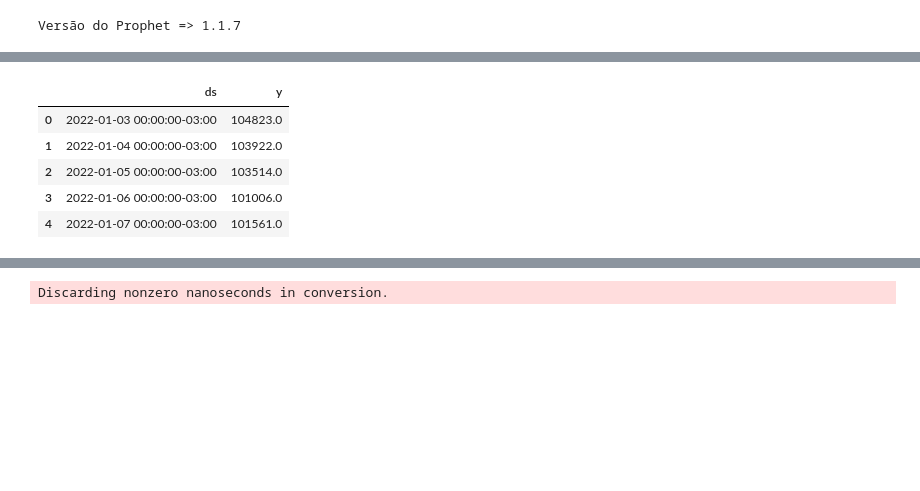
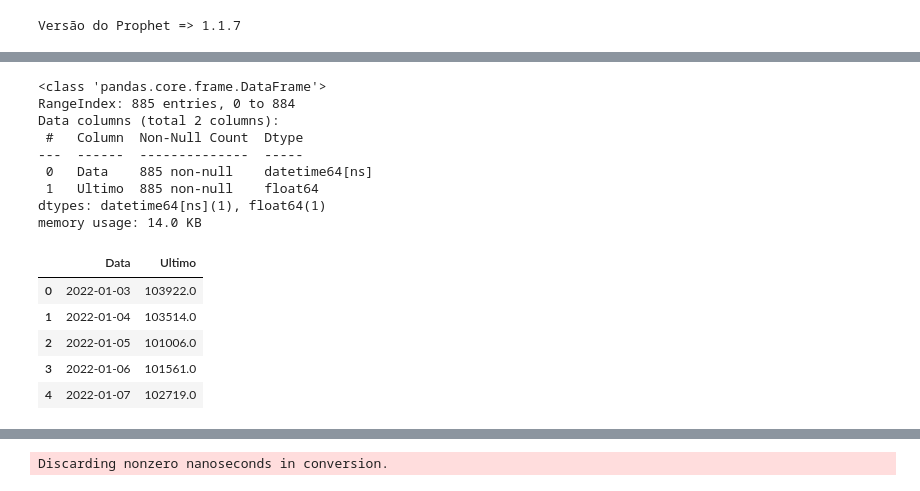
Before and after one commit to paulopetrillo/FIAP_TECH_CHALENGE_01, a Jupyter notebook: TECH_CHALENGE_01.ipynb, the cells around one changed output, grey strips where cells are left out. Cells and saved outputs as stored; diff of their text form; code cells hidden in the pictures; blank space fills up the shorter version.

```diff
--- a/TECH_CHALENGE_01.ipynb
+++ b/TECH_CHALENGE_01.ipynb
@@ -492,6 +488,9 @@ print('Versão do Prophet => %s' % prophet.__version__ )
 # %% [output]
 Versão do Prophet => 1.1.7
 # %%
+# copia os dados do Dataframe "dados" para usar com a biblioteca prophet.
+df_dados_prophet = dados.copy().drop(labels=['Data'], axis=1)
+
 # verificando base de dados
 df_dados_prophet.info()
 df_dados_prophet.head()
@@ -546,18 +545,24 @@ memory usage: 41.6 KB
 # %%
 # biblioteca prophet trabalh com apenas 2 colunas chamadas DS e Y.
 
 # Apaga colunas 'High', 'Low', 'Close' e 'Volume'
-df_dados_prophet.drop(labels=['High', 'Low', 'Close', 'Volume'], axis=1, inplace=True)
+df_dados_prophet.drop(labels=['Abertura', 'Maxima', 'Minima', 'Volume'], axis=1, inplace=True)
 
-#renomeia colunas 'Date' e 'Open'.
-df_dados_prophet.rename(columns={'Date':'ds', 'Open':'y'}, inplace=True)
-
-# mostra dados
+df_dados_prophet.info()
 df_dados_prophet.head()
 # %% [output]
+<class 'pandas.core.frame.DataFrame'>
+RangeIndex: 885 entries, 0 to 884
+Data columns (total 2 columns):
+ #   Column  Non-Null Count  Dtype
+---  ------  --------------  -----
+ 0   Data    885 non-null    datetime64[ns]
+ 1   Ultimo  885 non-null    float64
+dtypes: datetime64[ns](1), float64(1)
+memory usage: 14.0 KB
-|  | ds | y |
-| 0 | 2022-01-03 00:00:00-03:00 | 104823.0 |
-| 1 | 2022-01-04 00:00:00-03:00 | 103922.0 |
-| 2 | 2022-01-05 00:00:00-03:00 | 103514.0 |
-| 3 | 2022-01-06 00:00:00-03:00 | 101006.0 |
-| 4 | 2022-01-07 00:00:00-03:00 | 101561.0 |
+|  | Data | Ultimo |
+| 0 | 2022-01-03 | 103922.0 |
+| 1 | 2022-01-04 | 103514.0 |
+| 2 | 2022-01-05 | 101006.0 |
+| 3 | 2022-01-06 | 101561.0 |
+| 4 | 2022-01-07 | 102719.0 |
```
Also changed, not shown: parts of 26 cells of this notebook.
